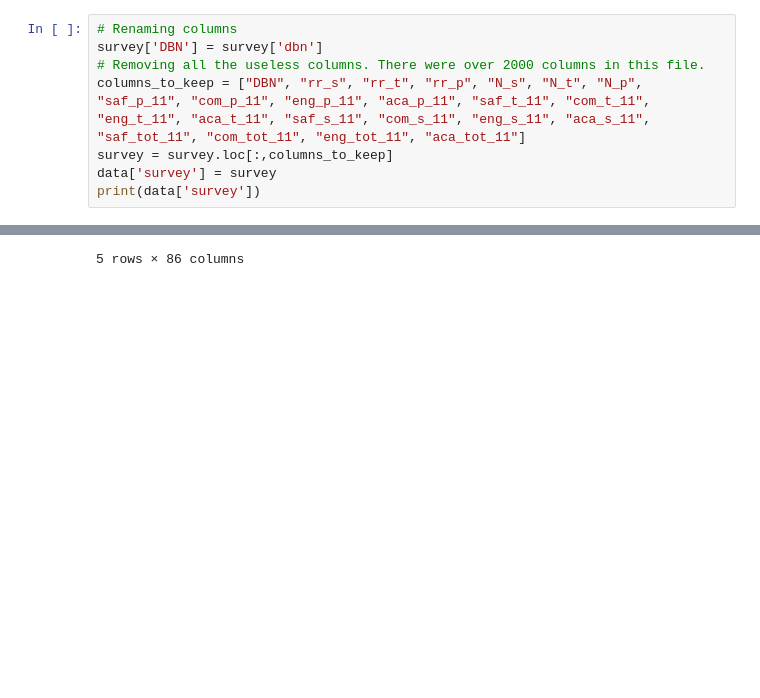
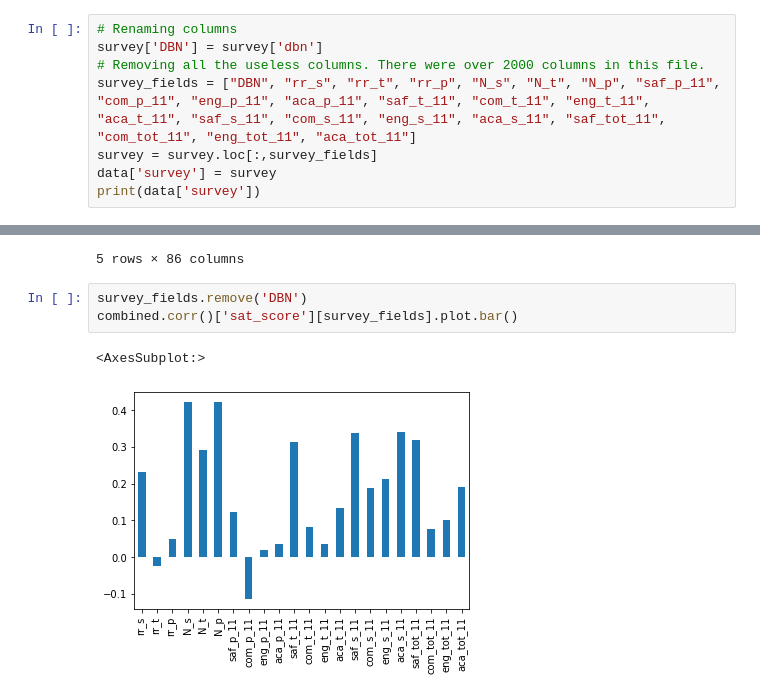
Before and after one commit to adfelt/New-York-School-Data, a Jupyter notebook: new_york_schools_data_analysis.ipynb, the cells around one changed output, grey strips where cells are left out. Drawn from its saved outputs; the diff is of its cells as text; blank space fills up the shorter version.

Commit message:
Feat: Analyzed survey responses and Sat Scores

```diff
--- a/new_york_schools_data_analysis.ipynb
+++ b/new_york_schools_data_analysis.ipynb
@@ -65,8 +65,8 @@ Here we combine the text files we previously read into the program.
 # Renaming columns
 survey['DBN'] = survey['dbn']
 # Removing all the useless columns. There were over 2000 columns in this file.
-columns_to_keep = ["DBN", "rr_s", "rr_t", "rr_p", "N_s", "N_t", "N_p", "saf_p_11", "com_p_11", "eng_p_11", "aca_p_11", "saf_t_11", "com_t_11", "eng_t_11", "aca_t_11", "saf_s_11", "com_s_11", "eng_s_11", "aca_s_11", "saf_tot_11", "com_tot_11", "eng_tot_11", "aca_tot_11"]
-survey = survey.loc[:,columns_to_keep]
+survey_fields = ["DBN", "rr_s", "rr_t", "rr_p", "N_s", "N_t", "N_p", "saf_p_11", "com_p_11", "eng_p_11", "aca_p_11", "saf_t_11", "com_t_11", "eng_t_11", "aca_t_11", "saf_s_11", "com_s_11", "eng_s_11", "aca_s_11", "saf_tot_11", "com_tot_11", "eng_tot_11", "aca_tot_11"]
+survey = survey.loc[:,survey_fields]
 data['survey'] = survey
 print(data['survey'])
 # %% [output]
@@ -409,3 +409,9 @@ districts.head()
 | 3 | 04 | 402.142857 | 416.285714 | 405.714286 | 1224.142857 | ... |
 | 4 | 05 | 427.159915 | 438.236674 | 419.666098 | 1285.062687 | ... |
 5 rows × 86 columns
+# %%
+survey_fields.remove('DBN')
+combined.corr()['sat_score'][survey_fields].plot.bar()
+# %% [output]
+<AxesSubplot:>
+[figure, added]
```
